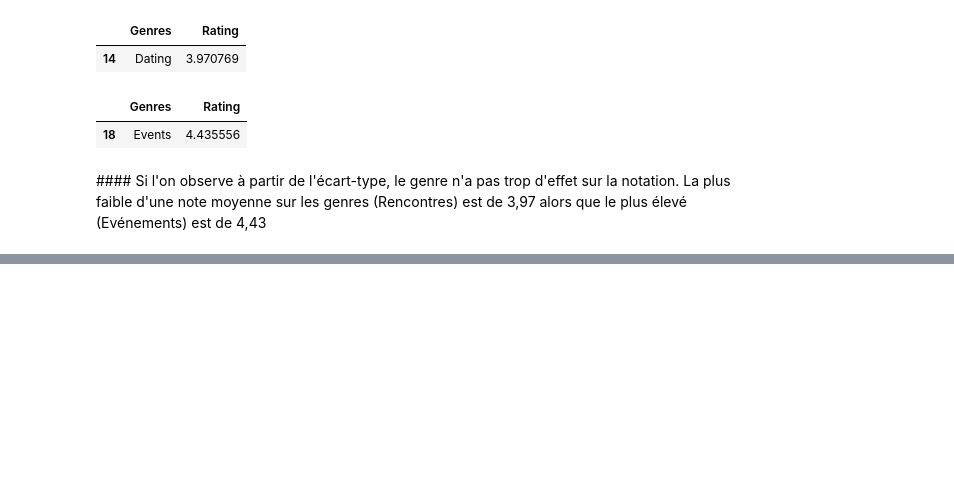
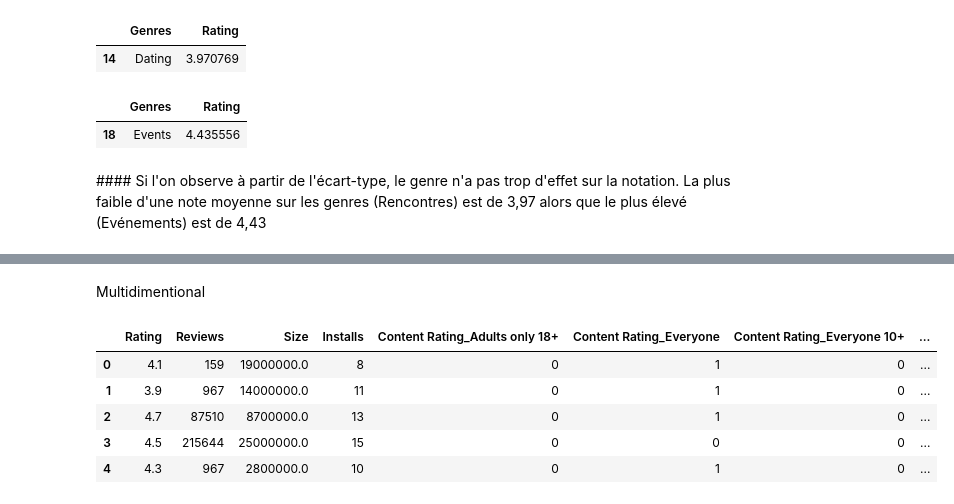
Before and after one commit to samirLazzali/androidAppEDA, a Jupyter notebook: androidAppEDA.ipynb, the cells around one changed output, grey strips where cells are left out. Drawn from its saved outputs; the diff is of its cells as text; code cells hidden in the pictures; blank space fills up the shorter version.

```diff
--- a/androidAppEDA.ipynb
+++ b/androidAppEDA.ipynb
@@ -521,0 +579,12 @@ data[['Genres', 'Rating']].groupby(['Genres'], as_index=False).mean().sort_value
+# %% [markdown]
+Multidimentional
+# %%
+dataMat = data.drop(['App','Category','Genres', 'Last Updated','Price','Current Ver','Android Ver'],axis=1)
+dataMat.head()
+# %% [output]
+|  | Rating | Reviews | Size | Installs | Content Rating_Adults only 18+ | Content Rating_Everyone | Content Rating_Everyone 10+ | ... |
+| 0 | 4.1 | 159 | 19000000.0 | 8 | 0 | 1 | 0 | ... |
+| 1 | 3.9 | 967 | 14000000.0 | 11 | 0 | 1 | 0 | ... |
+| 2 | 4.7 | 87510 | 8700000.0 | 13 | 0 | 1 | 0 | ... |
+| 3 | 4.5 | 215644 | 25000000.0 | 15 | 0 | 0 | 0 | ... |
+| 4 | 4.3 | 967 | 2800000.0 | 10 | 0 | 1 | 0 | ... |
```
Also changed, not shown: parts of 18 cells of this notebook.
